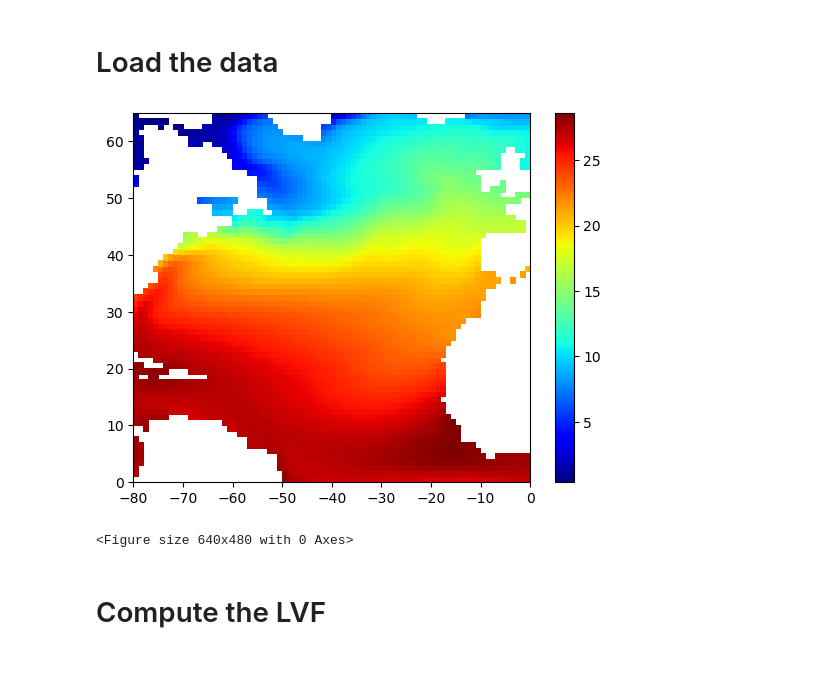
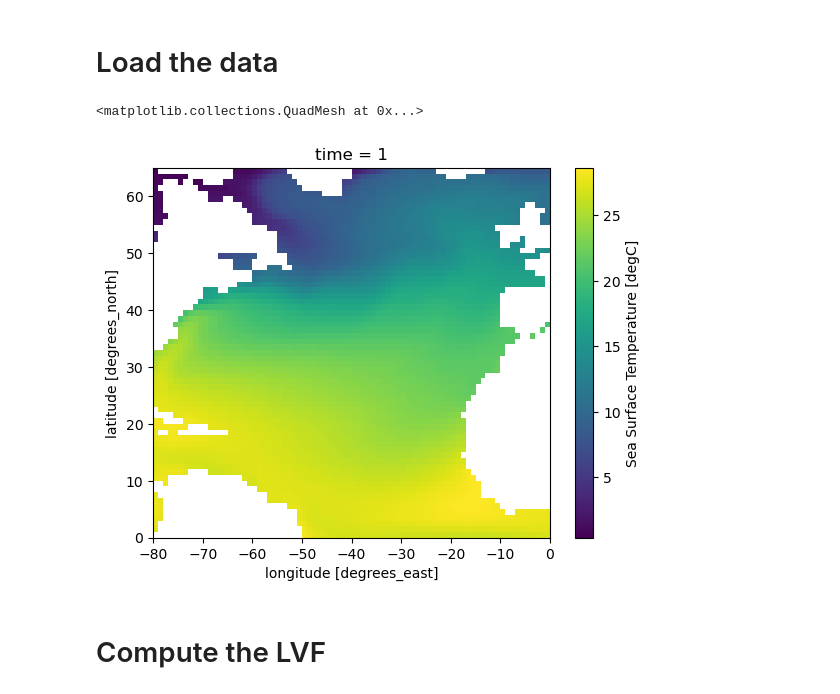
Before and after one commit to Liu-Yitao/mtm-svd-python, a Jupyter notebook: mtm-svd_python.ipynb, the cells around one changed output. Saved outputs shown, nothing was run; the diff lists cells and outputs as text; code cells hidden in the pictures; blank space fills up the shorter version.

```diff
--- a/mtm-svd_python.ipynb
+++ b/mtm-svd_python.ipynb
@@ -69,26 +70,22 @@ import time
 # %%
 # the data used in this sample is the SST of CMIP5 CCSM4 piControl
 file_path = './ie13_PI_iTraCE.ocn.SST.degC.0001-0400.ANN.nc'
 # Select the depth, in m
 d = 0
 model = 'icesm13' # name of the model, for naming the output
 
 var = xr.open_dataset(file_path)['SST'].loc[:,0:65,280-360:0]
 dt = 1. # time step in years
 lon = var.lon
 lat = var.lat
 # var = var.sel(NAME_DEPTH_VARIABLE=d, method='nearest').values
-
 # Plot map of the variable
 xgrid, ygrid = np.meshgrid(lon,lat)
-plt.pcolor(xgrid, ygrid, var[0,:,:], cmap='jet')
-cbar=plt.colorbar()
-plt.savefig(f'Figs/{model}_data_first_timestep.jpg')
-plt.show()
-plt.clf()
+# Plot map of the variable
+var[0].plot()
 # %% [output]
+<matplotlib.collections.QuadMesh at 0x...>
-[figure, old version]
+[figure, new version]
-<Figure size 640x480 with 0 Axes>
 # %% [markdown]
 # Compute the LVF
 # %%
```
Also changed, not shown: parts of 10 cells of this notebook, 7 other files.
